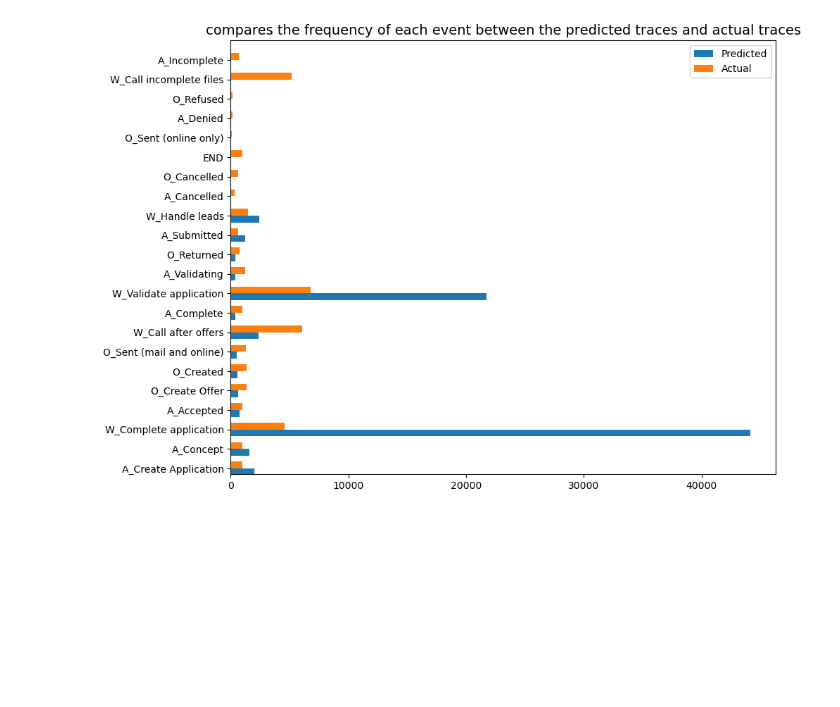
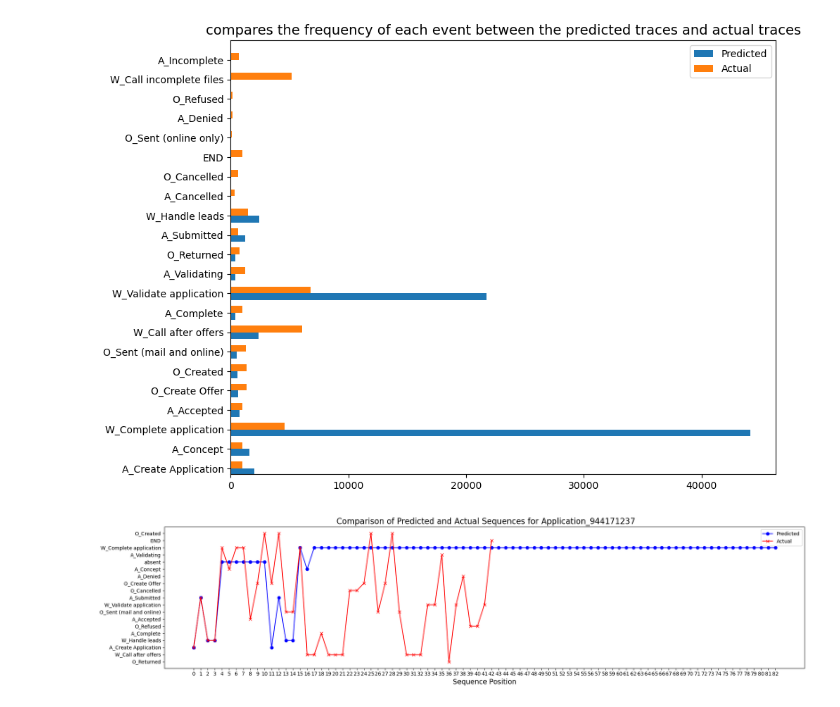
Before and after one commit to AlexRaudvee/Process_Mining_1, a Jupyter notebook: Sprint_3/vis_trace.ipynb, the cells around one changed output. Saved outputs shown, nothing was run; the diff lists cells and outputs as text; code cells hidden in the pictures; blank space fills up the shorter version.

```diff
--- a/Sprint_3/vis_trace.ipynb
+++ b/Sprint_3/vis_trace.ipynb
@@ -224,3 +226,57 @@ fig = go.Figure(data=[go.Sankey(
 
 fig.update_layout(title_text="Predicted Trace Flows", font_size=10)
 fig.show()
+# %%
+# Function to safely parse JSON content
+def safely_parse_json(data):
+    if isinstance(data, str):
+        try:
+            return json.loads(data)
+        except ValueError as e:
+            print(f"Error parsing JSON: {e}")
+            return None  # or {}, [] depending on expected data type
+    return data
+
+
+# Apply the function to parse JSON for both columns if they're not already parsed
+df['predicted_traces'] = df['predicted_traces'].apply(safely_parse_json)
+df['trace'] = df['trace'].apply(safely_parse_json)
+
+# Randomly select a trace
+selected_index = random.randint(0, len(df) - 1)
+selected_trace = df.iloc[selected_index]
+
+# Extract the case name
+case_name = selected_trace['case:concept:name']
+
+# Extract and prepare data for plotting
+predicted_events = [event['concept:name']
+                    for event in selected_trace['predicted_traces']]
+actual_events = [event['concept:name'] for event in selected_trace['trace']]
+# Create mappings for events to integers
+all_events = set(predicted_events + actual_events)
+event_to_int = {event: i for i, event in enumerate(all_events)}
+
+# Convert events to integers for plotting
+mapped_pred_seq = [event_to_int[event] for event in predicted_events]
+mapped_act_seq = [event_to_int[event] for event in actual_events]
+
+# Generate the plot
+fig, ax = plt.subplots(figsize=(20, 5))
+
+# Plotting both predicted and actual sequences
+ax.plot(mapped_pred_seq, 'o-', label='Predicted', color='blue')
+ax.plot(mapped_act_seq, 'x-', label='Actual', color='red')
+
+# Set the ticks and labels
+ax.set_yticks(list(event_to_int.values()))
+ax.set_yticklabels(list(event_to_int.keys()))
+ax.legend()
+
+plt.xlabel('Sequence Position', fontsize=14)
+plt.xticks(np.arange(max(len(predicted_events), len(actual_events))))
+plt.title(f' Comparison of Predicted and Actual Sequences for {case_name}', fontsize=16)
+plt.tight_layout()
+plt.show()
+# %% [output]
+[figure, added]
```
Also changed, not shown: parts of 9 cells of this notebook.
